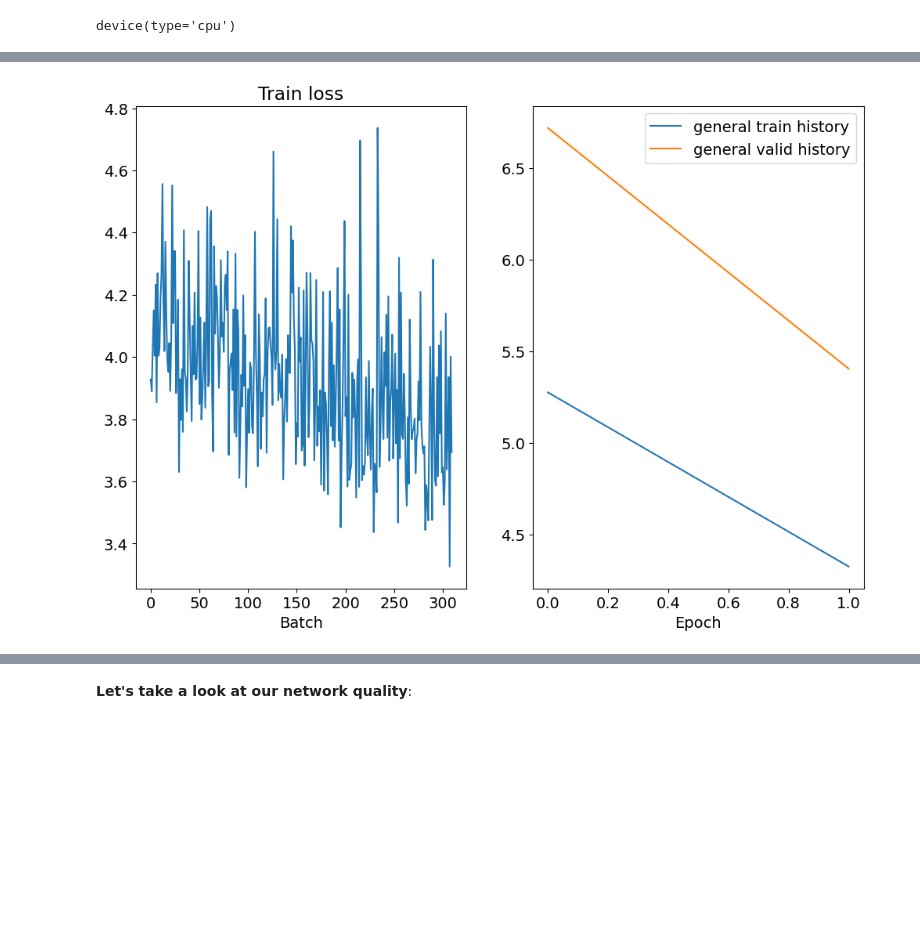
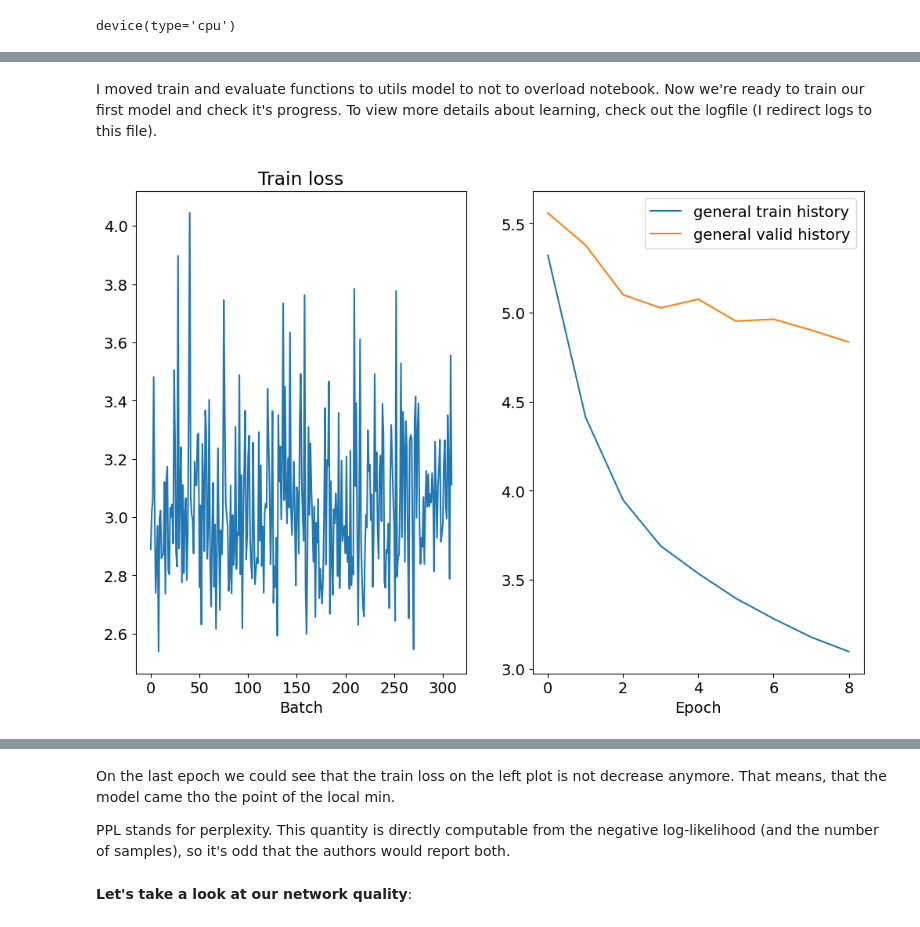
Before and after one commit to pavel-collab/ml-course-home-tasks, a Jupyter notebook: assignments/lab02_nmt/lab02_nmt_24s_advanced.ipynb, the cells around one changed output, grey strips where cells are left out. Cells and saved outputs as stored; diff of their text form; code cells hidden in the pictures; blank space fills up the shorter version.

```diff
--- a/assignments/lab02_nmt/lab02_nmt_24s_advanced.ipynb
+++ b/assignments/lab02_nmt/lab02_nmt_24s_advanced.ipynb
@@ -494,10 +339,12 @@ def epoch_time(start_time, end_time):
     elapsed_secs = int(elapsed_time - (elapsed_mins * 60))
     return elapsed_mins, elapsed_secs
 # %%
+from utils import evaluate, train, write_model_title_log, write_model_train_log
+
 train_history = []
 valid_history = []
 
-N_EPOCHS = 3
+N_EPOCHS = 10
 CLIP = 1
 
 best_valid_loss = float('inf')
@@ -506,37 +351,31 @@ from utils import write_model_title_log, write_model_train_log
 # %%
 write_model_title_log("logfile.log",
                       f"[MODEL = Seq2Seq]\n")
+# %% [markdown]
+I moved train and evaluate functions to utils model to not to overload notebook.
+Now we're ready to train our first model and check it's progress. To view more details about learning, check out the logfile (I redirect logs to this file).
 # %%
 for epoch in range(N_EPOCHS):
 
     start_time = time.time()
 
     train_loss = train(model, train_iterator, optimizer, criterion, CLIP, train_history, valid_history)
     valid_loss = evaluate(model, valid_iterator, criterion)
 
     end_time = time.time()
 
     epoch_mins, epoch_secs = epoch_time(start_time, end_time)
 
-    # if valid_loss < best_valid_loss:
-    #     best_valid_loss = valid_loss
-    #     torch.save(model.state_dict(), 'tut1-model.pt')
+    if valid_loss < best_valid_loss:
+        best_valid_loss = valid_loss
+        torch.save(model.state_dict(), 'simple_seq2seq.pt')
 
     train_history.append(train_loss)
     valid_history.append(valid_loss)
-    #TODO: make the output of the log to the separate file
     write_model_train_log("logfile.log",
                           epoch,
                           [epoch_mins, epoch_secs],
                           train_loss,
                           valid_loss)
-
-'''
-On the last epoch we could see that the train loss on the left plot is not
-decrease anymore. That means, that the model came tho the point of the local min.
-
-PPL stands for perplexity. This quantity is directly computable from the negative log-likelihood (and the number of samples),
-so it's odd that the authors would report both.
-'''
 # %% [output]
-[figure, old version]
+[figure, new version]
@@ -544,2 +382,7 @@ so it's odd that the authors would report both.
+# %% [markdown]
+On the last epoch we could see that the train loss on the left plot is not decrease anymore. That means, that the model came tho the point of the local min.
+
+PPL stands for perplexity. This quantity is directly computable from the negative log-likelihood (and the number of samples),
+so it's odd that the authors would report both.
 # %% [markdown]
 __Let's take a look at our network quality__:
```
Also changed, not shown: parts of 93 cells of this notebook, 3 other files.
